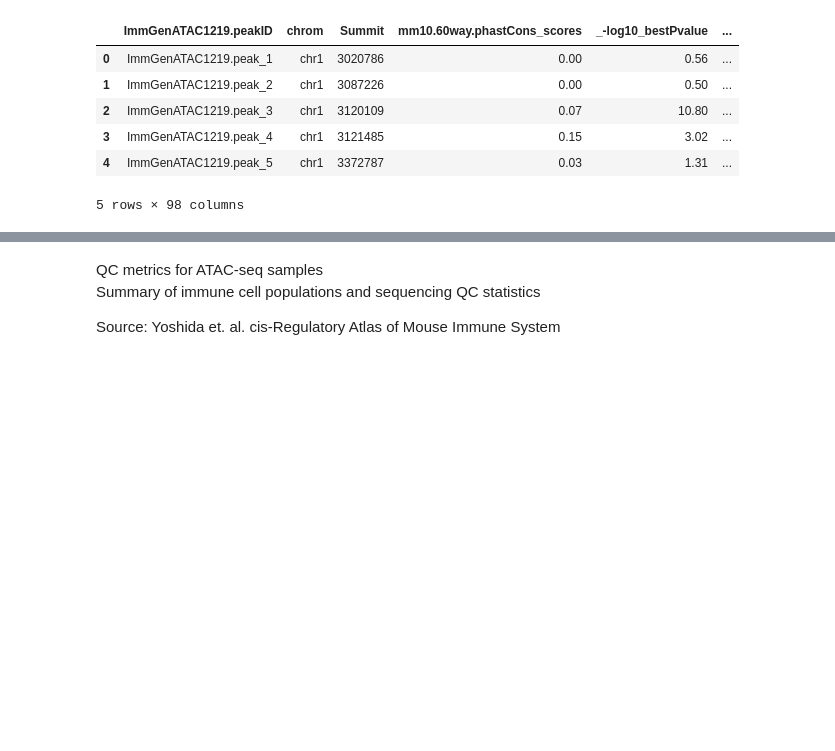
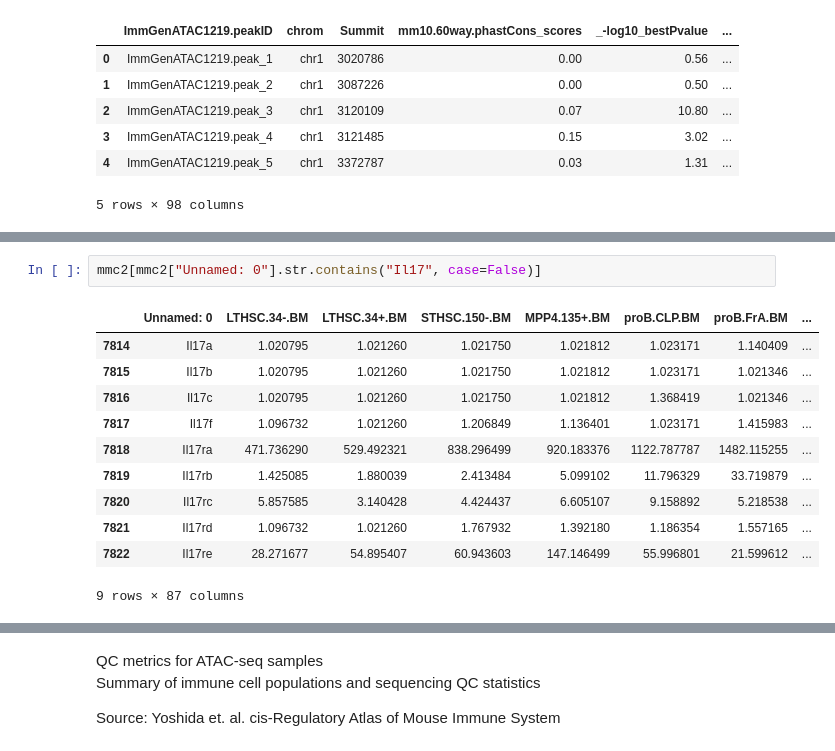
Before and after one commit to datascience-mobi-2026/topic04_team03, a Jupyter notebook: jupyter_peter.ipynb, the cells around one changed output, grey strips where cells are left out. Drawn from its saved outputs; the diff is of its cells as text; blank space fills up the shorter version.

```diff
--- a/jupyter_peter.ipynb
+++ b/jupyter_peter.ipynb
@@ -36,0 +165,14 @@ memory usage: 383.3 MB
+# %%
+mmc2[mmc2["Unnamed: 0"].str.contains("Il17", case=False)]
+# %% [output]
+|  | Unnamed: 0 | LTHSC.34-.BM | LTHSC.34+.BM | STHSC.150-.BM | MPP4.135+.BM | proB.CLP.BM | proB.FrA.BM | ... |
+| 7814 | Il17a | 1.020795 | 1.021260 | 1.021750 | 1.021812 | 1.023171 | 1.140409 | ... |
+| 7815 | Il17b | 1.020795 | 1.021260 | 1.021750 | 1.021812 | 1.023171 | 1.021346 | ... |
+| 7816 | Il17c | 1.020795 | 1.021260 | 1.021750 | 1.021812 | 1.368419 | 1.021346 | ... |
+| 7817 | Il17f | 1.096732 | 1.021260 | 1.206849 | 1.136401 | 1.023171 | 1.415983 | ... |
+| 7818 | Il17ra | 471.736290 | 529.492321 | 838.296499 | 920.183376 | 1122.787787 | 1482.115255 | ... |
+| 7819 | Il17rb | 1.425085 | 1.880039 | 2.413484 | 5.099102 | 11.796329 | 33.719879 | ... |
+| 7820 | Il17rc | 5.857585 | 3.140428 | 4.424437 | 6.605107 | 9.158892 | 5.218538 | ... |
+| 7821 | Il17rd | 1.096732 | 1.021260 | 1.767932 | 1.392180 | 1.186354 | 1.557165 | ... |
+| 7822 | Il17re | 28.271677 | 54.895407 | 60.943603 | 147.146499 | 55.996801 | 21.599612 | ... |
+9 rows × 87 columns
```
Also changed, not shown: parts of 21 cells of this notebook.
